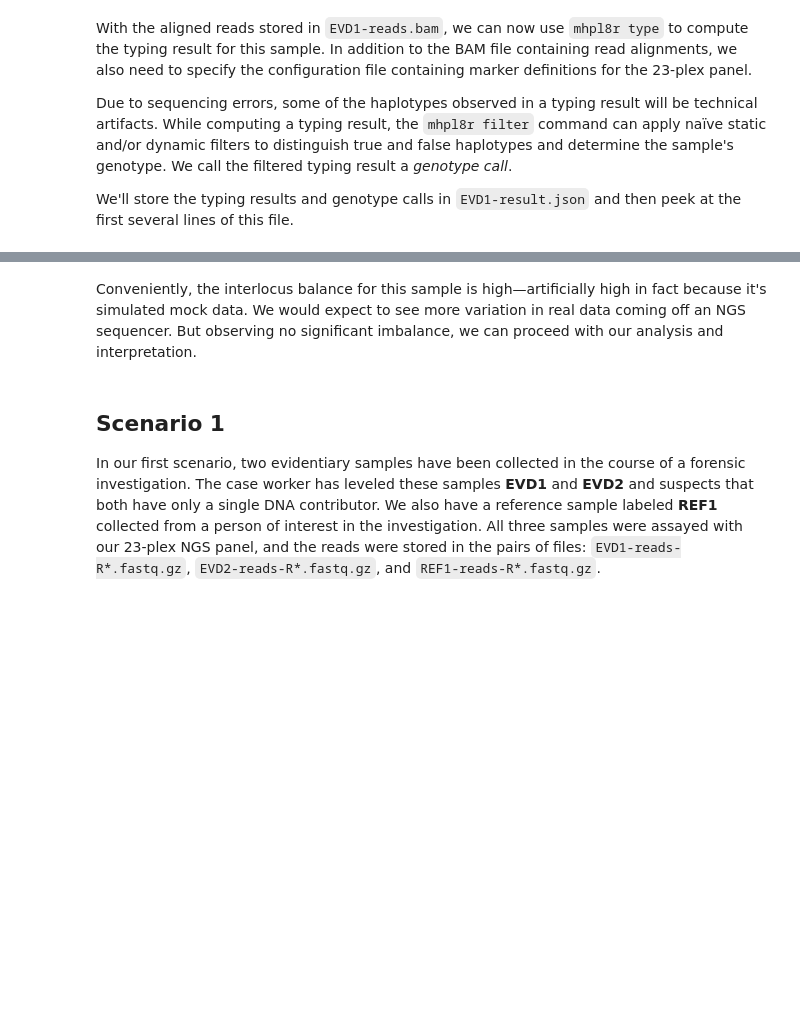
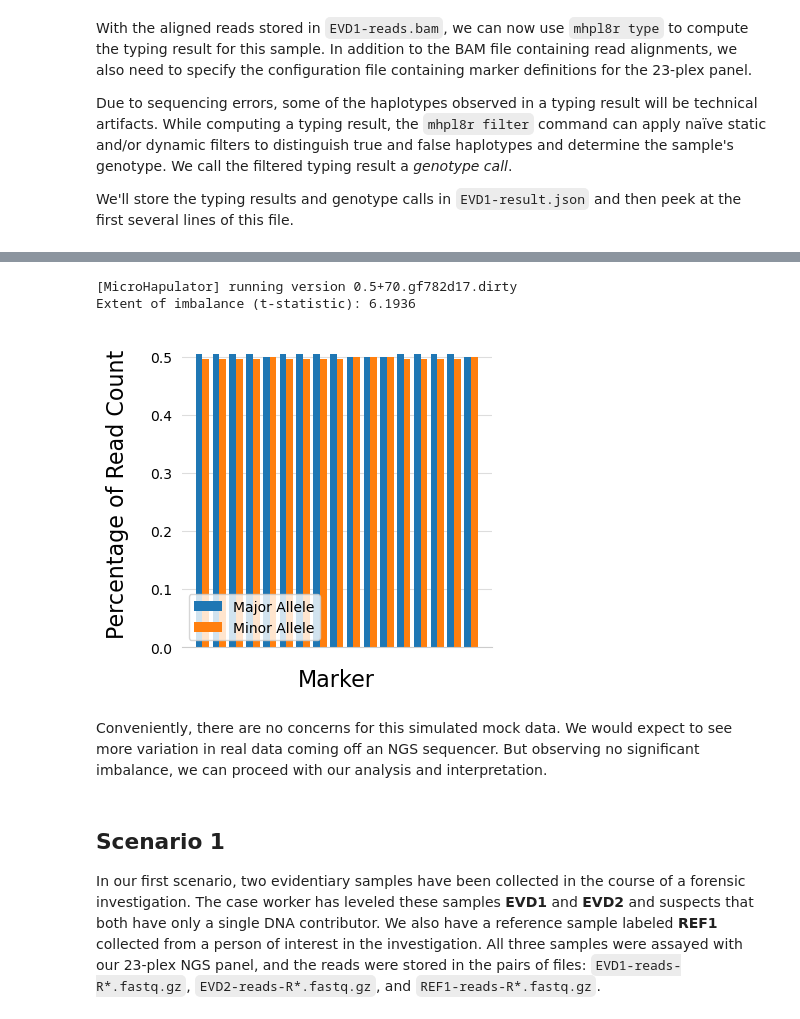
Before and after one commit to bioforensics/MicroHapulator, a Jupyter notebook: binder/demo.ipynb, the cells around one changed output, grey strips where cells are left out. Cells and saved outputs as stored; diff of their text form; code cells hidden in the pictures; blank space fills up the shorter version.

```diff
--- a/binder/demo.ipynb
+++ b/binder/demo.ipynb
@@ -136,5 +217,12 @@ mhpl8r balance EVD1-result.json
+# %%
+mhpl8r hetbalance EVD1-result.json --figure EVD1-hetbalance.png --dpi 100 --figsize 4 4
+display < EVD1-hetbalance.png
+# %% [output]
+[MicroHapulator] running version 0.5+70.gf782d17.dirty
+Extent of imbalance (t-statistic): 6.1936
+[figure, added]
 # %% [markdown]
-Conveniently, the interlocus balance for this sample is high—artificially high in fact because it's simulated mock data.
+Conveniently, there are no concerns for this simulated mock data.
 We would expect to see more variation in real data coming off an NGS sequencer.
 But observing no significant imbalance, we can proceed with our analysis and interpretation.
 # %% [markdown]
```
Also changed, not shown: parts of 33 cells of this notebook, 3 other files.
